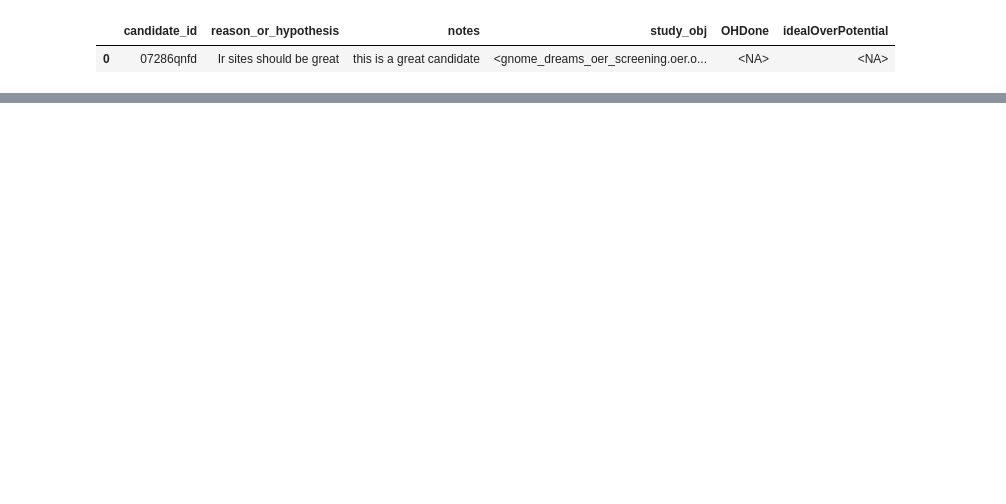
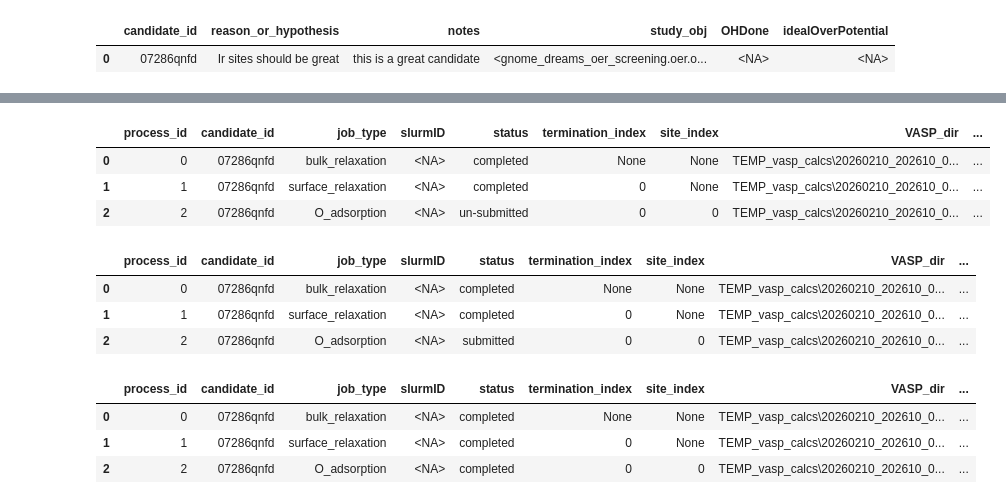
Before and after one commit to Matminator/GNoME_DREAMS_OER_screening, a Jupyter notebook: notebooks/sudo_workflow.ipynb, the cells around one changed output, grey strips where cells are left out. Saved outputs shown, nothing was run; the diff lists cells and outputs as text; code cells hidden in the pictures; blank space fills up the shorter version.

```diff
--- a/notebooks/sudo_workflow.ipynb
+++ b/notebooks/sudo_workflow.ipynb
@@ -97,0 +129,39 @@ JOB_HANDLER.update_log().df
+# %%
+study = EXPLOG.relational_frame.candidates.df['study_obj'][0]
+surface_study = study.get_surface_studies()[0]
+
+surface_study.initialize_adsorption_site_study(0)
+
+EXPLOG.add_process(
+    candidate_id = cant_id,
+    calculation_type = "O_adsorption",
+    termination_index = 0,
+    site_index = 0
+)
+EXPLOG.relational_frame.processes.df
+# %% [output]
+|  | process_id | candidate_id | job_type | slurmID | status | termination_index | site_index | VASP_dir | ... |
+| 0 | 0 | 07286qnfd | bulk_relaxation | <NA> | completed | None | None | TEMP_vasp_calcs\20260210_202610_0... | ... |
+| 1 | 1 | 07286qnfd | surface_relaxation | <NA> | completed | 0 | None | TEMP_vasp_calcs\20260210_202610_0... | ... |
+| 2 | 2 | 07286qnfd | O_adsorption | <NA> | un-submitted | 0 | 0 | TEMP_vasp_calcs\20260210_202610_0... | ... |
+# %%
+study = EXPLOG.relational_frame.candidates.df['study_obj'][0]
+surface_study = study.get_surface_studies()[0]
+EXPLOG.submit_process(
+    candidate_id = cant_id,
+    process_id = str(2)
+)
+EXPLOG.relational_frame.processes.df
+# %% [output]
+|  | process_id | candidate_id | job_type | slurmID | status | termination_index | site_index | VASP_dir | ... |
+| 0 | 0 | 07286qnfd | bulk_relaxation | <NA> | completed | None | None | TEMP_vasp_calcs\20260210_202610_0... | ... |
+| 1 | 1 | 07286qnfd | surface_relaxation | <NA> | completed | 0 | None | TEMP_vasp_calcs\20260210_202610_0... | ... |
+| 2 | 2 | 07286qnfd | O_adsorption | <NA> | submitted | 0 | 0 | TEMP_vasp_calcs\20260210_202610_0... | ... |
+# %%
+EXPLOG.update_log()
+EXPLOG.relational_frame.processes.df
+# %% [output]
+|  | process_id | candidate_id | job_type | slurmID | status | termination_index | site_index | VASP_dir | ... |
+| 0 | 0 | 07286qnfd | bulk_relaxation | <NA> | completed | None | None | TEMP_vasp_calcs\20260210_202610_0... | ... |
+| 1 | 1 | 07286qnfd | surface_relaxation | <NA> | completed | 0 | None | TEMP_vasp_calcs\20260210_202610_0... | ... |
+| 2 | 2 | 07286qnfd | O_adsorption | <NA> | completed | 0 | 0 | TEMP_vasp_calcs\20260210_202610_0... | ... |
```
Also changed, not shown: parts of 18 cells of this notebook, 8 other files.
